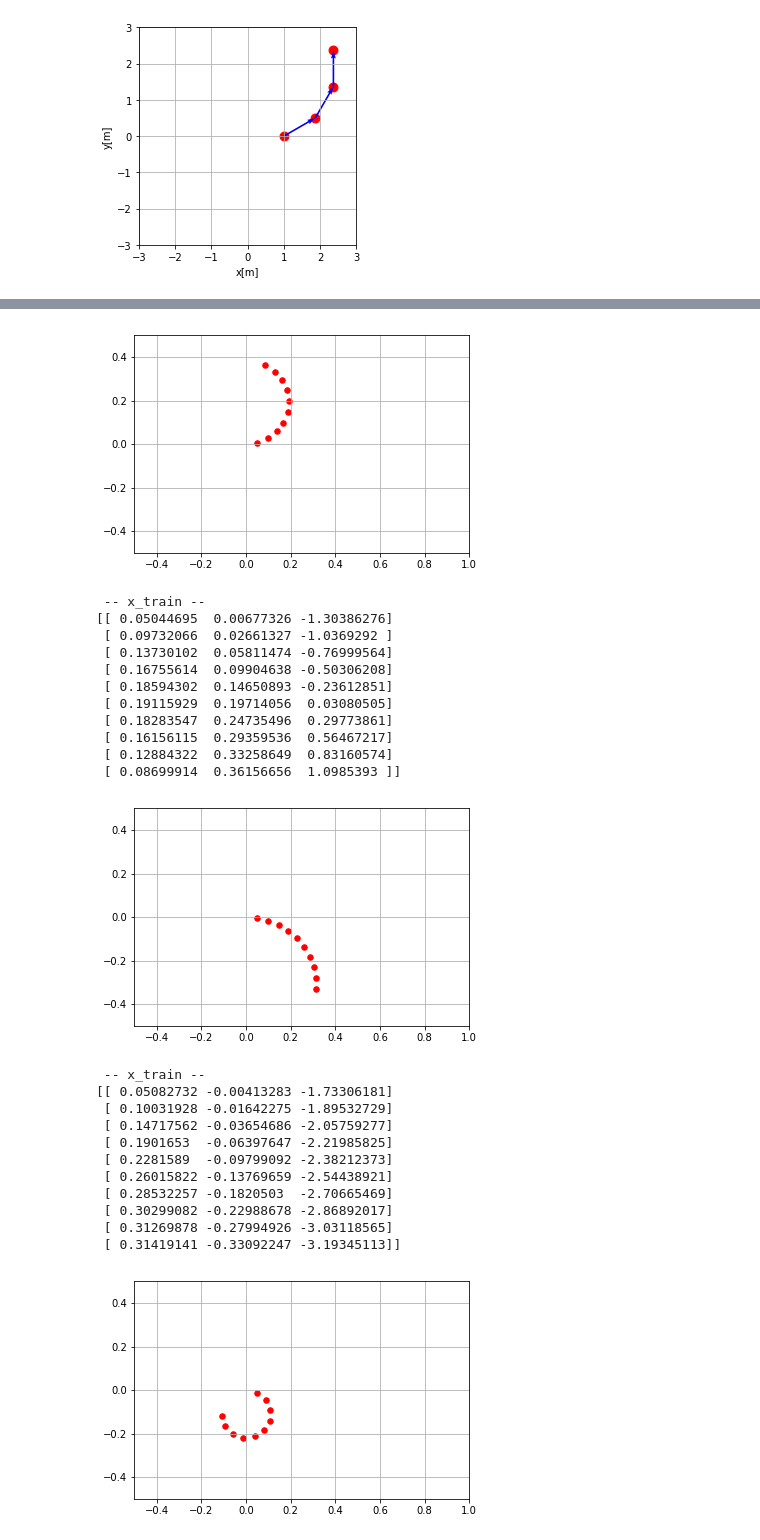
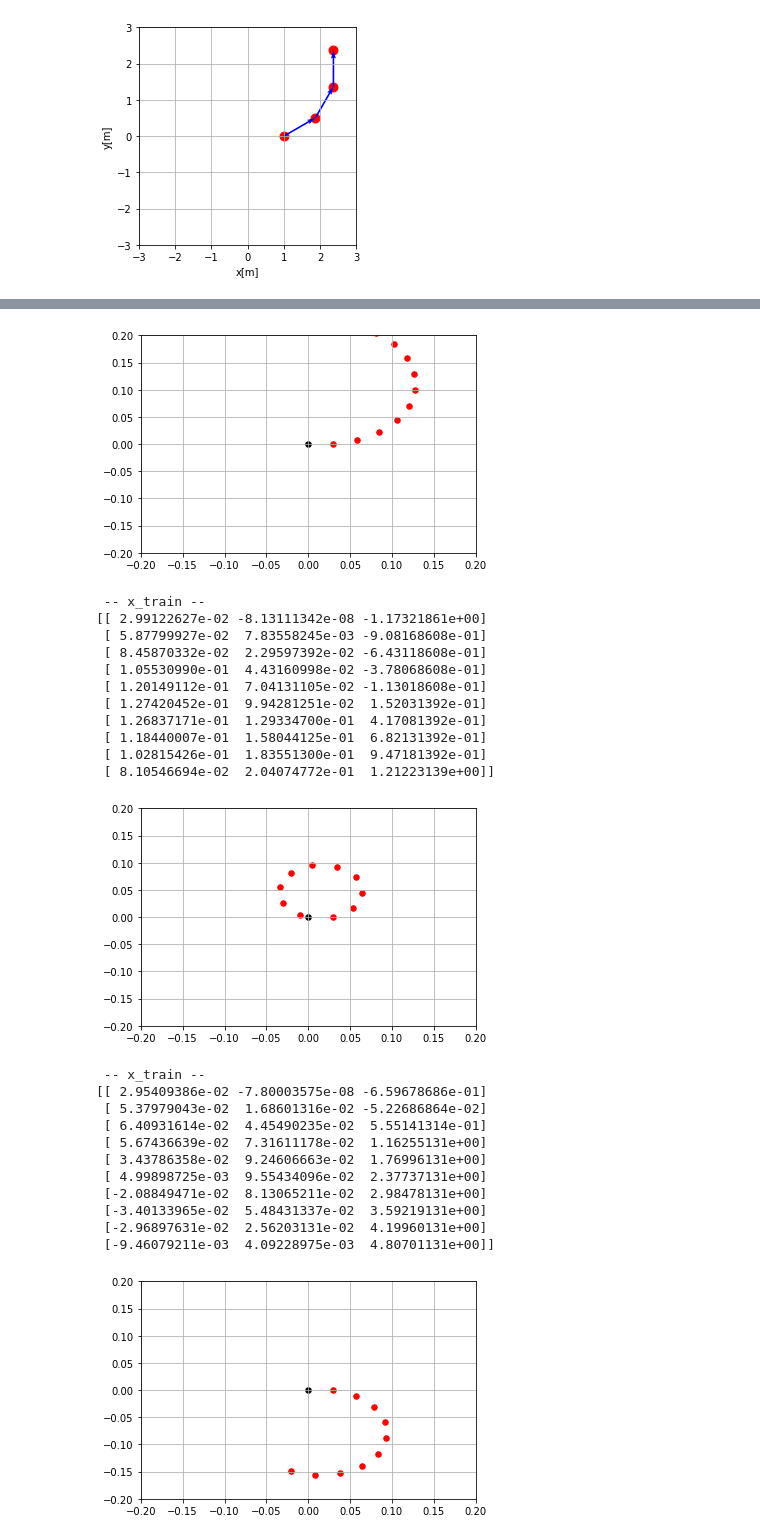
Before and after one commit to yotaseki/ROS-Cart, a Jupyter notebook: script/Train.ipynb, the cells around one changed output, grey strips where cells are left out. Drawn from its saved outputs; the diff is of its cells as text; code cells hidden in the pictures.

Commit message:
Upgrade Train.ipynb

```diff
--- a/script/Train.ipynb
+++ b/script/Train.ipynb
@@ -96,7 +96,7 @@ DATA_SIZE = 1000
 DATA_NUM_WAYPOINTS = 10
 DATA_NUM_STEP = DATA_NUM_WAYPOINTS
 DATA_HZ = 10
-DATA_MAX_TRANS_VEL = 0.5 # [m/s]
+DATA_MAX_TRANS_VEL = 0.3 # [m/s]
 DATA_MAX_ROTATE_VEL = 2*xp.pi # [rad/s]
 DATA_M_PER_STEP = DATA_MAX_TRANS_VEL / DATA_HZ # [m/step]
 DATA_RAD_PER_STEP = DATA_MAX_ROTATE_VEL / DATA_HZ # [rad/step]
@@ -111,15 +111,13 @@ print('DATA_M_PER_STEP    :',DATA_M_PER_STEP)
 print('DATA_RAD_PER_STEP  :', DATA_RAD_PER_STEP)
 
 X_train = []
-'''
+
 for i in range(DATA_SIZE):
     rand_rad = xp.random.rand()*(2*DATA_RAD_PER_STEP)-DATA_RAD_PER_STEP # -36 ~ 36 m/step
     d = data.generate_arc_path(DATA_NUM_STEP,rand_rad,DATA_M_PER_STEP)
-    if(len(d) > 10):
-        print(rand_rad)
-        print(d)
+    d_rotate = data.rotate_path(d,rand_rad/2)
     #d_xy_fl = xp.ravel(d_xy[0:DATA_WAYPOINTS])
-    X_train.append(d)
+    X_train.append(d_rotate)
 '''
 # old version
 for i in range(DATA_SIZE):
@@ -129,6 +127,7 @@ for i in range(DATA_SIZE):
     d_es,_ = data.old_get_evenly_spaced_points(d,DATA_M_PER_STEP)
     d_xy = d_es[0:DATA_NUM_WAYPOINTS]
     X_train.append(d_xy)
+'''
 print(len(X_train))
 print(X_train[0].shape)
 # %% [output]
@@ -145,42 +144,43 @@ DATA_RAD_PER_STEP  : 0.6283185307179586
 # %%
 # plot data
 p = X_train
 random.shuffle(p)
 if(settings.gpu_index >= 0):
     p = chainer.cuda.to_cpu(X_train)
 
 for num in range(20):
+    plt.scatter(0, 0,c="black",edgecolor="black",s=30,marker="o")
     plt.scatter(p[num][:,0], p[num][:,1],c="red",edgecolor="red",s=30,marker="o")
-    plt.xlim([-.5,1])
-    plt.ylim([-.5,.5])
+    plt.xlim([-.2,.2])
+    plt.ylim([-.2,.2])
     plt.grid()
     plt.show()
     print(' -- x_train -- ')
     print(p[num])
 # %% [output]
-[figure, old version]
+[figure, new version]
  -- x_train --
-[[ 0.05044695  0.00677326 -1.30386276]
- [ 0.09732066  0.02661327 -1.0369292 ]
- [ 0.13730102  0.05811474 -0.76999564]
- [ 0.16755614  0.09904638 -0.50306208]
- [ 0.18594302  0.14650893 -0.23612851]
- [ 0.19115929  0.19714056  0.03080505]
- [ 0.18283547  0.24735496  0.29773861]
- [ 0.16156115  0.29359536  0.56467217]
- [ 0.12884322  0.33258649  0.83160574]
- [ 0.08699914  0.36156656  1.0985393 ]]
+[[ 2.99122627e-02 -8.13111342e-08 -1.17321861e+00]
+ [ 5.87799927e-02  7.83558245e-03 -9.08168608e-01]
+ [ 8.45870332e-02  2.29597392e-02 -6.43118608e-01]
+ [ 1.05530990e-01  4.43160998e-02 -3.78068608e-01]
+ [ 1.20149112e-01  7.04131105e-02 -1.13018608e-01]
+ [ 1.27420452e-01  9.94281251e-02  1.52031392e-01]
+ [ 1.26837171e-01  1.29334700e-01  4.17081392e-01]
+ [ 1.18440007e-01  1.58044125e-01  6.82131392e-01]
+ [ 1.02815426e-01  1.83551300e-01  9.47181392e-01]
+ [ 8.10546694e-02  2.04074772e-01  1.21223139e+00]]
-[figure, old version]
+[figure, new version]
  -- x_train --
-[[ 0.05082732 -0.00413283 -1.73306181]
- [ 0.10031928 -0.01642275 -1.89532729]
- [ 0.14717562 -0.03654686 -2.05759277]
- [ 0.1901653  -0.06397647 -2.21985825]
- [ 0.2281589  -0.09799092 -2.38212373]
- [ 0.26015822 -0.13769659 -2.54438921]
- [ 0.28532257 -0.1820503  -2.70665469]
- [ 0.30299082 -0.22988678 -2.86892017]
- [ 0.31269878 -0.27994926 -3.03118565]
- [ 0.31419141 -0.33092247 -3.19345113]]
+[[ 2.95409386e-02 -7.80003575e-08 -6.59678686e-01]
+ [ 5.37979043e-02  1.68601316e-02 -5.22686864e-02]
+ [ 6.40931614e-02  4.45490235e-02  5.55141314e-01]
+ [ 5.67436639e-02  7.31611178e-02  1.16255131e+00]
+ [ 3.43786358e-02  9.24606663e-02  1.76996131e+00]
+ [ 4.99898725e-03  9.55434096e-02  2.37737131e+00]
+ [-2.08849471e-02  8.13065211e-02  2.98478131e+00]
+ [-3.40133965e-02  5.48431337e-02  3.59219131e+00]
+ [-2.96897631e-02  2.56203131e-02  4.19960131e+00]
+ [-9.46079211e-03  4.09228975e-03  4.80701131e+00]]
-[figure, old version]
+[figure, new version]
  -- x_train --
```
Also changed, not shown: parts of 7 cells of this notebook, 2 other files.
